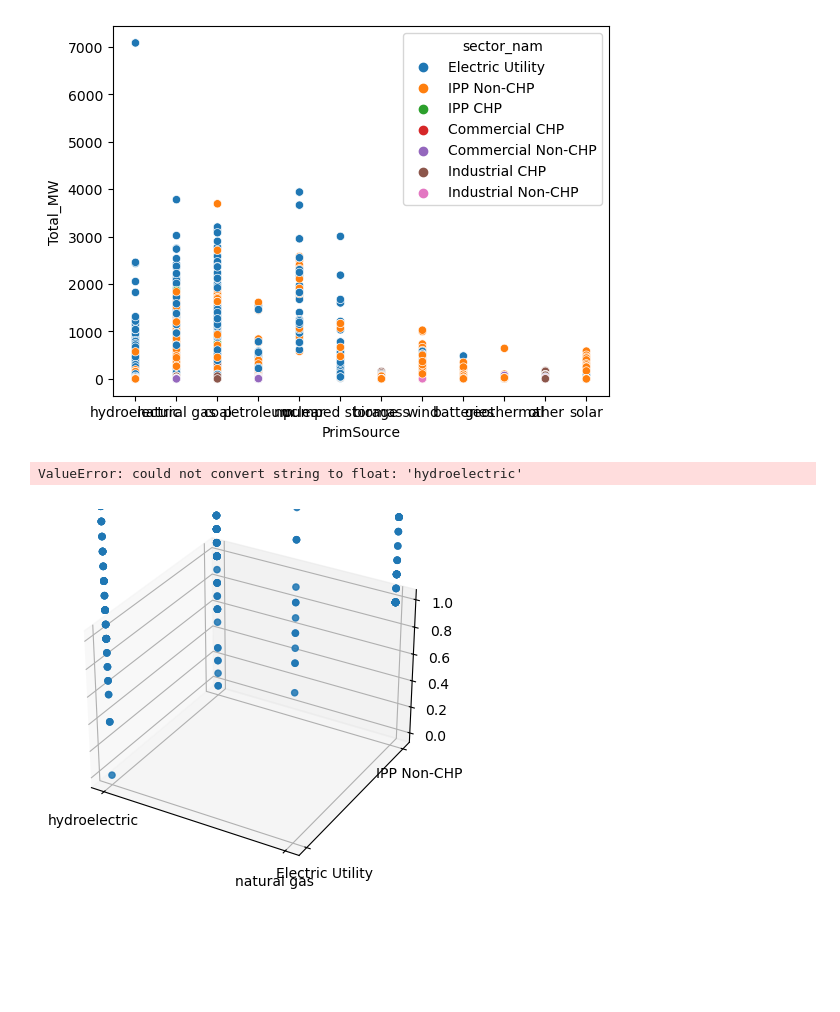
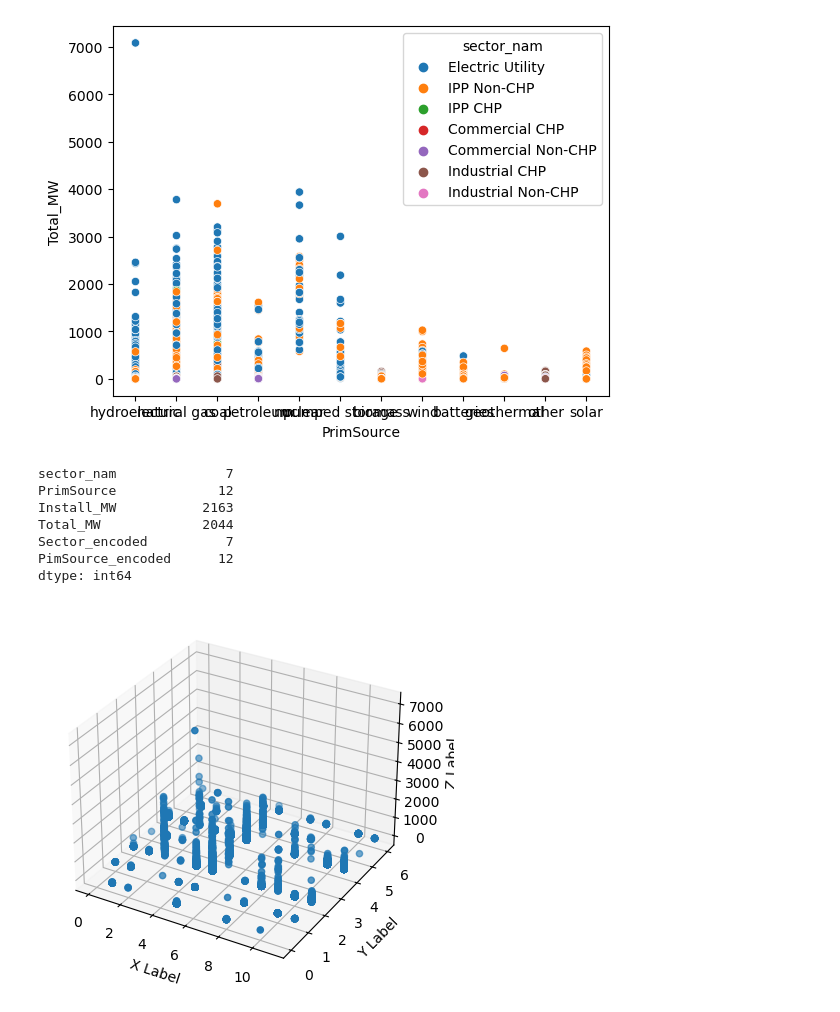
Before and after one commit to noriegamonsc1/02.MACHINE_LEARNING_SP23, a Jupyter notebook: Unsupervised_ML.ipynb, the cells around one changed output. Drawn from its saved outputs; the diff is of its cells as text; code cells hidden in the pictures; blank space fills up the shorter version.

```diff
--- a/Unsupervised_ML.ipynb
+++ b/Unsupervised_ML.ipynb
@@ -93,4 +45,15 @@ array([  2.3,   1.3,  79. , ..., 365.5,  70.7,  84.6])
+# %%
+df_outlier = df[df['Install_MW']>5000].copy() # save the outlier in a df
+df.drop(df_outlier.index,inplace = True) # drop the outlier from the original df
+# %%
+# Calculate the total of production of energy by State
+df_powerByState = df.groupby('State')[['Install_MW','Total_MW']].sum().reset_index()
+# Rename columns
+df_powerByState.rename(columns={'Install_MW':'Install_MW_State','Total_MW':'Total_MW_State'},inplace=True)
+# Merge the total with the df
+df = pd.merge(df,df_powerByState, on = 'State')
 # %%
-Scolumns = ['sector_nam','PrimSource','Install_MW','Total_MW']
+# Select columns to analyze
+Scolumns = ['sector_nam','PrimSource','Install_MW','Total_MW','Install_MW_State','Total_MW_State']
 df[Scolumns]
 # %% [output]
@@ -174,20 +122,36 @@ sns.scatterplot(data = df, x = df.PrimSource, y = df.Total_MW, hue = df.sector_n
 # %% [output]
 <Axes: xlabel='PrimSource', ylabel='Total_MW'>
 [figure]
+# %%
+df_KMeans = df[Scolumns].copy()
+
+label_encoder = LabelEncoder()
+
+df_KMeans['Sector_encoded'] = label_encoder.fit_transform(df_KMeans.sector_nam)
+df_KMeans['PimSource_encoded'] = label_encoder.fit_transform(df_KMeans.PrimSource)
+
+df_KMeans.nunique()
+# %% [output]
+sector_nam              7
+PrimSource             12
+Install_MW           2163
+Total_MW             2044
+Sector_encoded          7
+PimSource_encoded      12
+dtype: int64
 # %%
 # Create a new figure with 3D axes
 fig = plt.figure()
 ax = fig.add_subplot(111, projection='3d')
 
 # Plot data in 3D
-ax.scatter(df.PrimSource, df.sector_nam, df.Total_MW)
+ax.scatter(df_KMeans.PimSource_encoded, df_KMeans.Sector_encoded, df.Total_MW)
 
 # Set labels for the axes
 ax.set_xlabel('X Label')
 ax.set_ylabel('Y Label')
 ax.set_zlabel('Z Label')
 
 plt.show()
 # %% [output]
-ValueError: could not convert string to float: 'hydroelectric'
-[figure, old version]
+[figure, new version]
```
Also changed, not shown: parts of 18 cells of this notebook.
